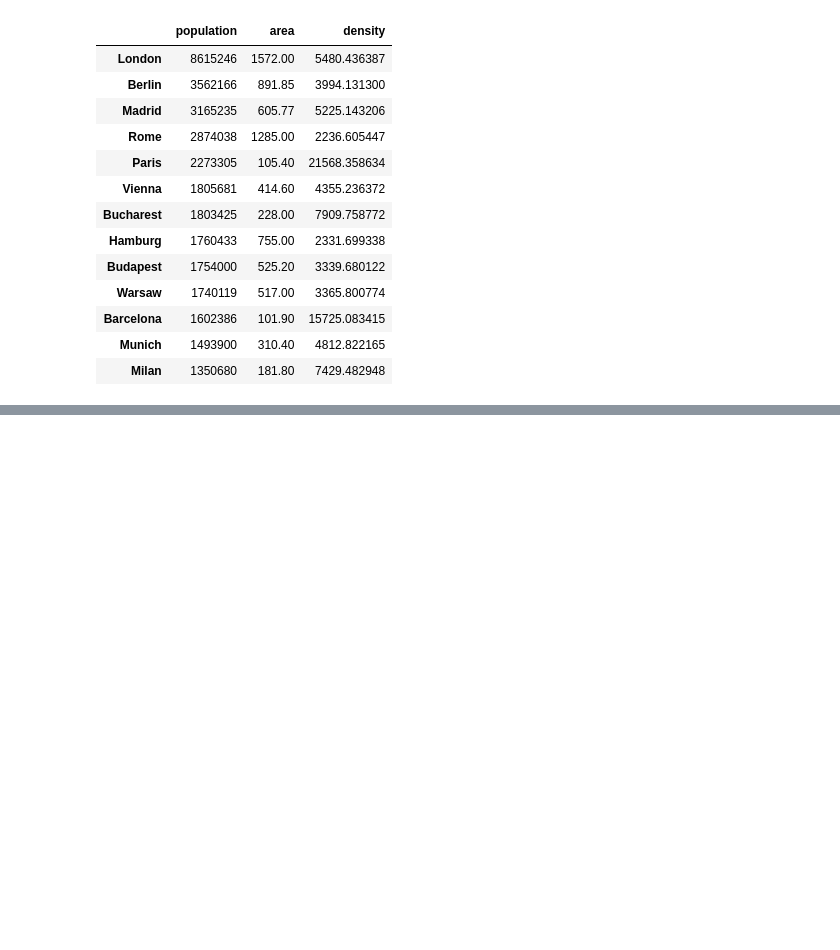
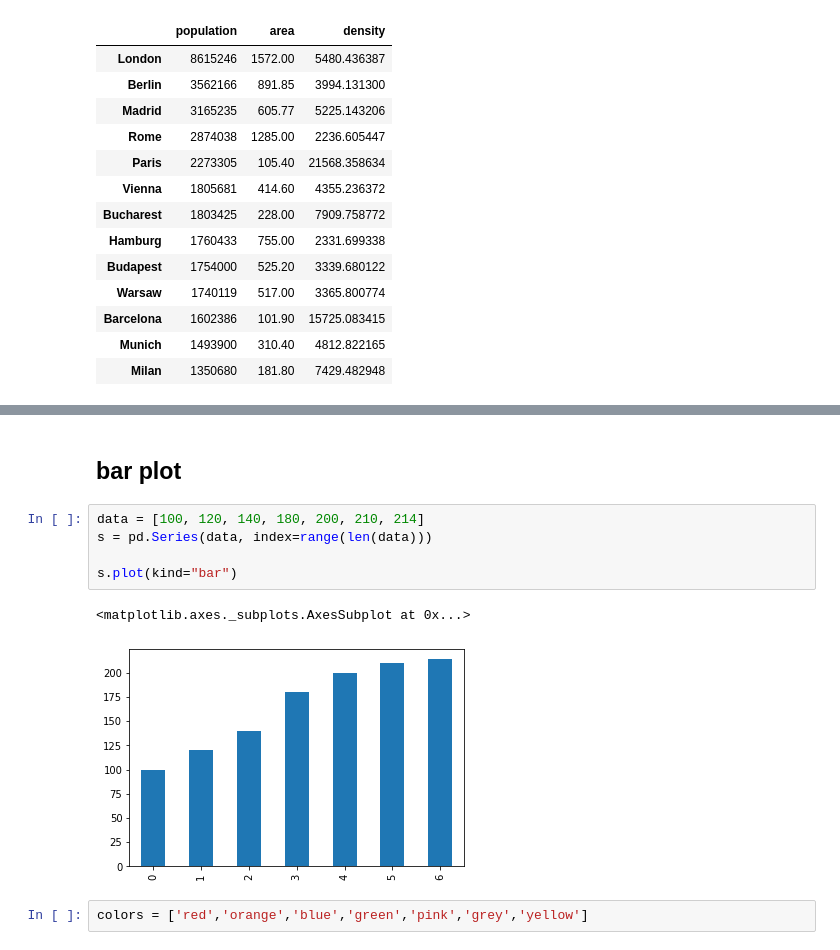
Before and after one commit to raviakasapu/MachineLearning, a Jupyter notebook: Data_Visualization_with_Pandas.ipynb, the cells around one changed output, grey strips where cells are left out. Cells and saved outputs as stored; diff of their text form; blank space fills up the shorter version.

```diff
--- a/Data_Visualization_with_Pandas.ipynb
+++ b/Data_Visualization_with_Pandas.ipynb
@@ -89,0 +127,12 @@ city_frame
+# %% [markdown]
+## bar plot
+# %%
+data = [100, 120, 140, 180, 200, 210, 214]
+s = pd.Series(data, index=range(len(data)))
+
+s.plot(kind="bar")
+# %% [output]
+<matplotlib.axes._subplots.AxesSubplot at 0x...>
+[figure, added]
+# %%
+colors = ['red','orange','blue','green','pink','grey','yellow']
```
Also changed, not shown: parts of 7 cells of this notebook.
